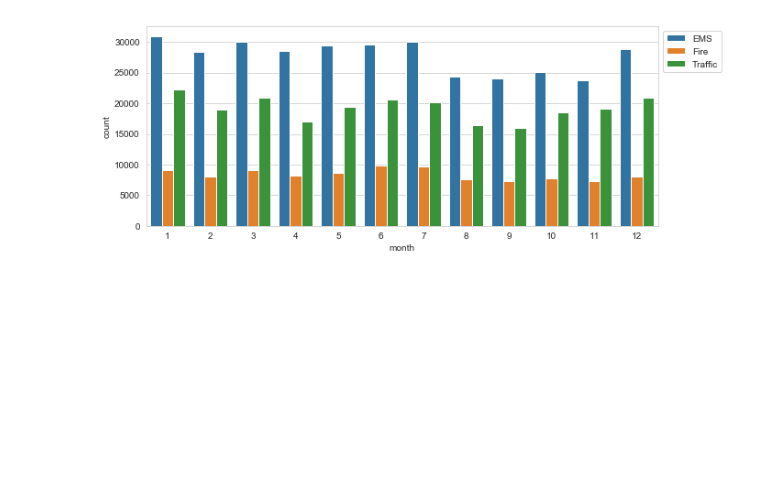
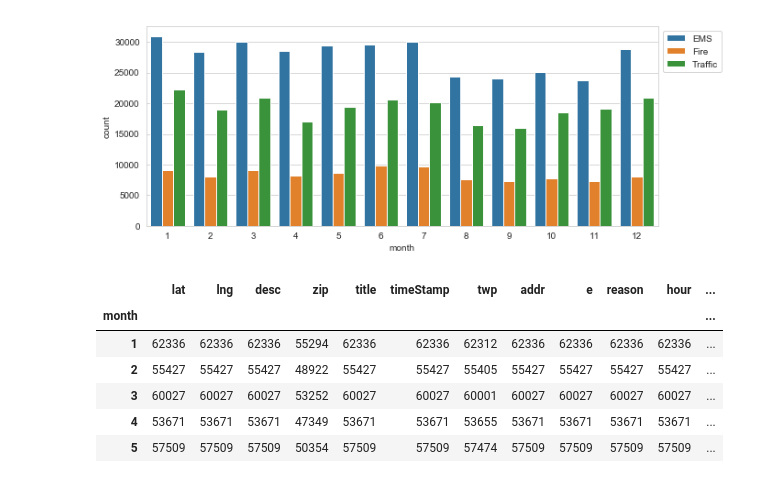
Before and after one commit to NavdeepTU/Data-Analysis-and-Visualization, a Jupyter notebook: 06. Capstone Projects/01. 911 Calls.ipynb, the cells around one changed output. Drawn from its saved outputs; the diff is of its cells as text; code cells hidden in the pictures; blank space fills up the shorter version.

```diff
--- a/06. Capstone Projects/01. 911 Calls.ipynb
+++ b/06. Capstone Projects/01. 911 Calls.ipynb
@@ -207,0 +216,16 @@ plt.legend(bbox_to_anchor=(1.0, 1.0))
+# %%
+# Now create a gropuby object called byMonth,
+# where you group the DataFrame by the month column
+# and use the count() method for aggregation.
+# Use the head() method on this returned DataFrame.
+
+byMonth = df.groupby('month').count()
+byMonth.head()
+# %% [output]
+|  | lat | lng | desc | zip | title | timeStamp | twp | addr | e | reason | hour | ... |
+| month |  |  |  |  |  |  |  |  |  |  |  | ... |
+| 1 | 62336 | 62336 | 62336 | 55294 | 62336 | 62336 | 62312 | 62336 | 62336 | 62336 | 62336 | ... |
+| 2 | 55427 | 55427 | 55427 | 48922 | 55427 | 55427 | 55405 | 55427 | 55427 | 55427 | 55427 | ... |
+| 3 | 60027 | 60027 | 60027 | 53252 | 60027 | 60027 | 60001 | 60027 | 60027 | 60027 | 60027 | ... |
+| 4 | 53671 | 53671 | 53671 | 47349 | 53671 | 53671 | 53655 | 53671 | 53671 | 53671 | 53671 | ... |
+| 5 | 57509 | 57509 | 57509 | 50354 | 57509 | 57509 | 57474 | 57509 | 57509 | 57509 | 57509 | ... |
```
Also changed, not shown: parts of 8 cells of this notebook.
